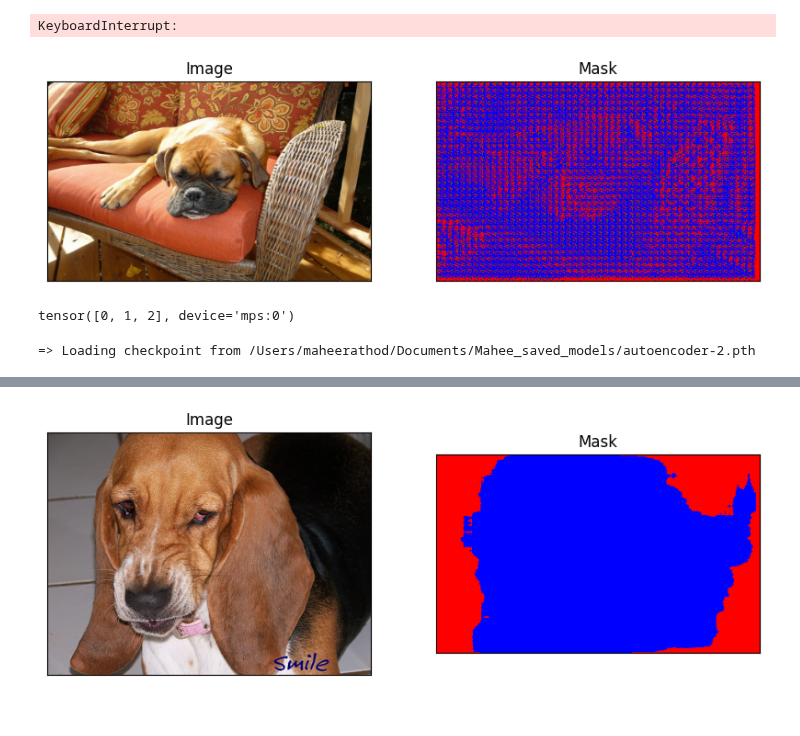
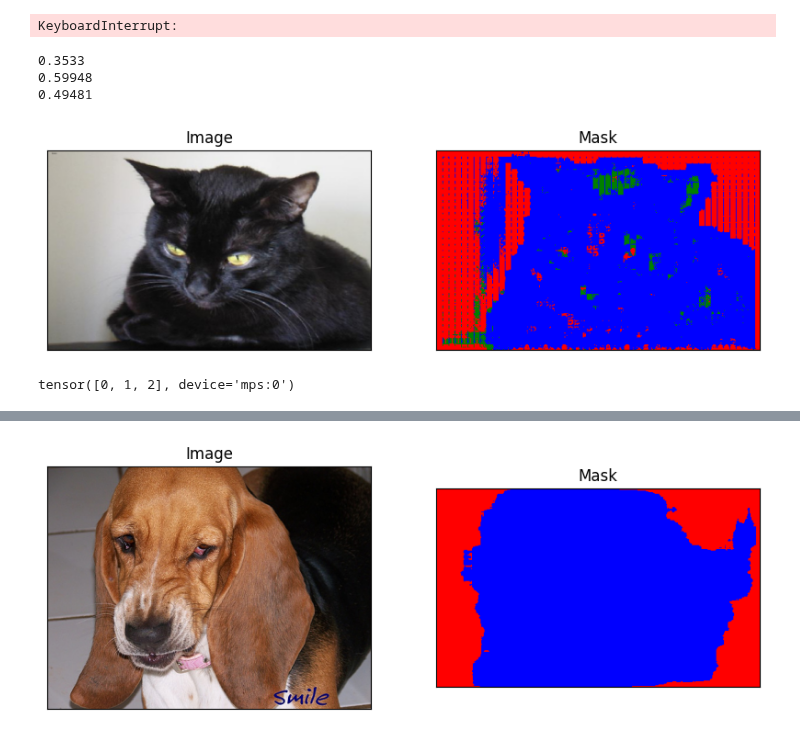
Before and after one commit to G30rg3ab/Computer-Vision-Project, a Jupyter notebook: Computer_Vision_mini_project.ipynb, the cells around one changed output, grey strips where cells are left out. Drawn from its saved outputs; the diff is of its cells as text; code cells hidden in the pictures.

```diff
--- a/Computer_Vision_mini_project.ipynb
+++ b/Computer_Vision_mini_project.ipynb
@@ -441,7 +437,7 @@ class_weights = [0.6532065125183609, 2.6677354481961246, 1.370546912591959]
 
 # training
 #train_autoencoder_decoder(100,100, X_train_fps, y_train_fps, X_val_fps, y_val_fps, class_weights, autoencoder, segmentation_decoder, 'autoencoder_logs_new.csv', 'segmentation_logs_new.csv')
-train_segmentation_decoder(100, X_train_fps, y_train_fps, X_val_fps, y_val_fps, class_weights, autoencoder_loaded, segmentation_decoder, "segment_new.csv")
+train_segmentation_decoder(100, X_train_fps, y_train_fps, X_val_fps, y_val_fps, class_weights, autoencoder, segmentation_decoder, "segment_new.csv")
 # %% [output]
 Corrupt JPEG data: 245 extraneous bytes before marker 0xd9
 Corrupt JPEG data: premature end of data segment
@@ -484,33 +489,57 @@ def predict(image, autoencoder, segmentation_decoder, device):
   predicted_mask = torch.argmax(decoded_image, dim =1)
 
   return predicted_mask
+# %%
+# Testing on an image from the data
+
+DATA_DIR = 'Dataset/'
+x_test_dir = os.path.join(DATA_DIR, 'Test/color')
+y_test_dir = os.path.join(DATA_DIR, 'Test/label')
+
+# Getting a list of relative paths to the images (x) and the masks/labels (y)
+x_test_fps, y_test_fps = preprocessing.get_testing_paths(x_test_dir, y_test_dir)
+
+preprocessing_fn = preprocessing.get_preprocessing()
+test_augmentation = preprocessing.get_validation_augmentation()
+
+test_dataset  = CVDataset(
+                x_test_fps,
+                y_test_fps,
+                preprocessing=preprocessing_fn,
+                augmentation=test_augmentation
+                )
+
+# initialise test predictions
+test_predictions_autoencoder = CVDatasetPredictions(test_dataset)
+
+test_predictions_autoencoder.set_prediction_fn(predict_fn = predict,
+                                               autoencoder = autoencoder_loaded,
+                                               segmentation_decoder = segmentation_decoder_loaded,
+                                               device = device)
+
+predicted_mask = test_predictions_autoencoder.predict(1)
+
+segmentation_decoder_iou = test_predictions_autoencoder.mean_IoU(classes=[0, 1, 2], progress_bar=True)
+segmentation_decoder_accuracy = test_predictions_autoencoder.compute_accuracy(ignore_class=255, progress_bar=True)
+segmentation_decoder_dice = test_predictions_autoencoder.dice_socre(classes = [0, 1, 2], progress_bar=True)
+
+print(segmentation_decoder_iou)
+print(segmentation_decoder_accuracy)
+print(segmentation_decoder_dice)
+# %% [output]
+0.3533
+0.59948
+0.49481
 # %%
-validation_dataset = CVDataset(X_val_fps, y_val_fps, augmentation = validation_augmentation, preprocessing = train_preprocessing)
+test_img, test_label = test_dataset[394]
 
-val_image, val_label = validation_dataset[0]
-numpy_val_image = val_image.permute(1, 2, 0).cpu().numpy()
-
-train_image, train_label = validation_dataset[2]
-
-prediction = predict(train_image, autoencoder_loaded, segmentation_decoder, device)
+prediction = predict(test_img, autoencoder_loaded, segmentation_decoder_loaded, device)
 prediction = prediction.squeeze(0)
 prediction_mask = show.colorise_mask(prediction, VisualisationConstants.palette)
 
-show.visualise_data(image = train_image, mask = prediction_mask)
+show.visualise_data(image = test_img, mask = prediction_mask)
 
 print(torch.unique(prediction))
 # %% [output]
-[figure, old version]
+[figure, new version]
 tensor([0, 1, 2], device='mps:0')
-# %%
-# Getting the trained models
-
-# creating an instance of the model
-autoencoder_loaded = Autoencoder().to(device)
-segmentation_decoder_loaded = SegmentationDecoder().to(device)
-
-# loading the trained models
-model_utils.load_checkpoint(os.path.expanduser("~/Documents/Mahee_saved_models/autoencoder-2.pth"), autoencoder_loaded)
-#model_utils.load_checkpoint(os.path.expanduser("~/Documents/Mahee_saved_models/segmentation_decoder.pth"), segmentation_decoder_loaded)
-# %% [output]
-=> Loading checkpoint from /Users/maheerathod/Documents/Mahee_saved_models/autoencoder-2.pth
```
Also changed, not shown: parts of 21 cells of this notebook, 2 other files.
